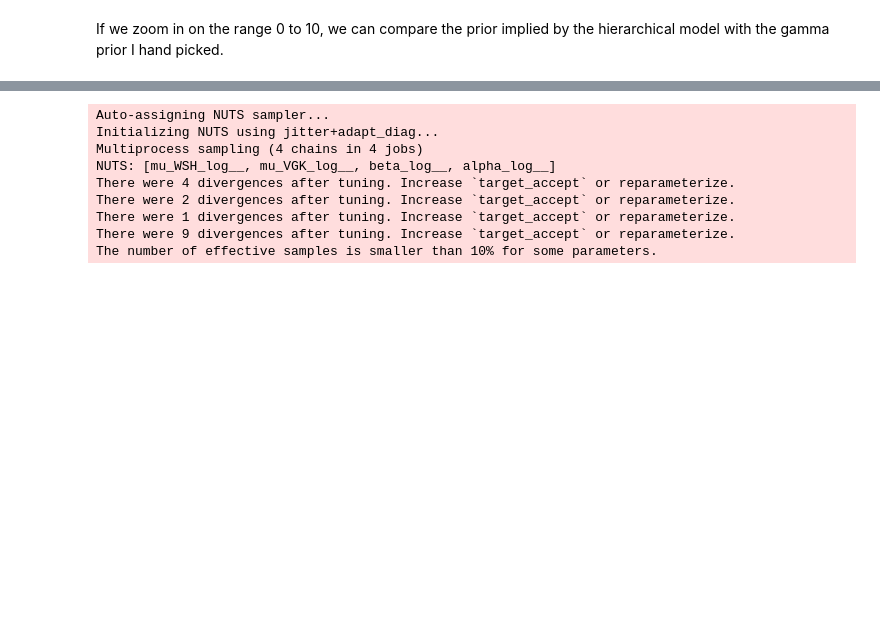
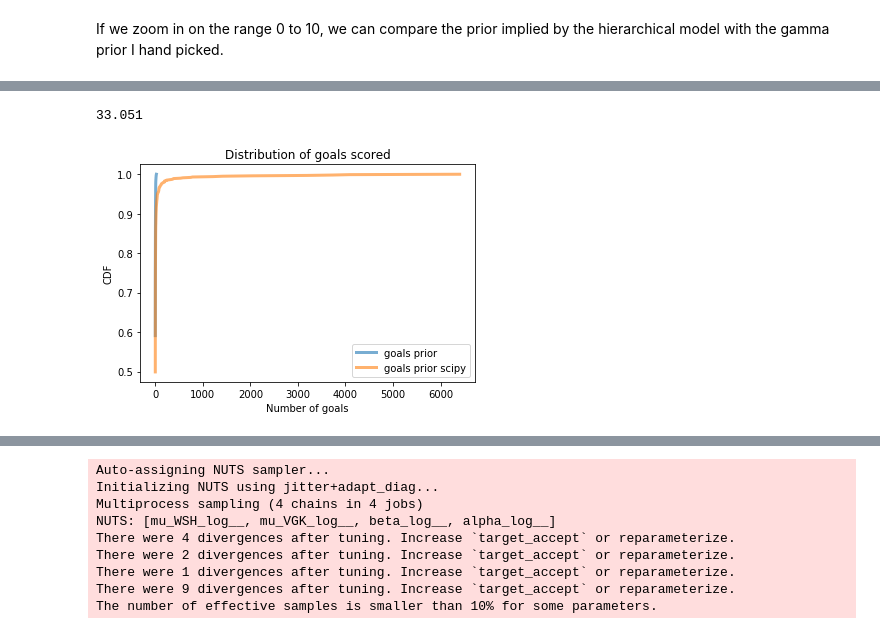
Before and after one commit to AllenDowney/BayesMadeSimple, a Jupyter notebook: zigzag.ipynb, the cells around one changed output, grey strips where cells are left out. Cells and saved outputs as stored; diff of their text form; code cells hidden in the pictures; blank space fills up the shorter version.

```diff
--- a/zigzag.ipynb
+++ b/zigzag.ipynb
@@ -979,0 +974,17 @@ np.mean(sample_prior_goals)
+# %%
+def forward_hierarchical(size=1):
+    alpha = st.halfcauchy().rvs(size=size)
+    beta = st.halfcauchy().rvs(size=size)
+    mu = st.gamma(a=alpha, scale=1/beta).rvs(size=size)
+    goals = st.poisson(mu).rvs(size=size)
+    return goals[0]
+
+sample_prior_goals_st = [forward_hierarchical() for i in range(1000)]
+# %%
+plot_cdf(sample_prior_goals, label='goals prior')
+plot_cdf(sample_prior_goals_st, label='goals prior scipy')
+cdf_goals()
+np.mean(sample_prior_goals_st)
+# %% [output]
+33.051
+[figure, added]
```
Also changed, not shown: parts of 14 cells of this notebook.
